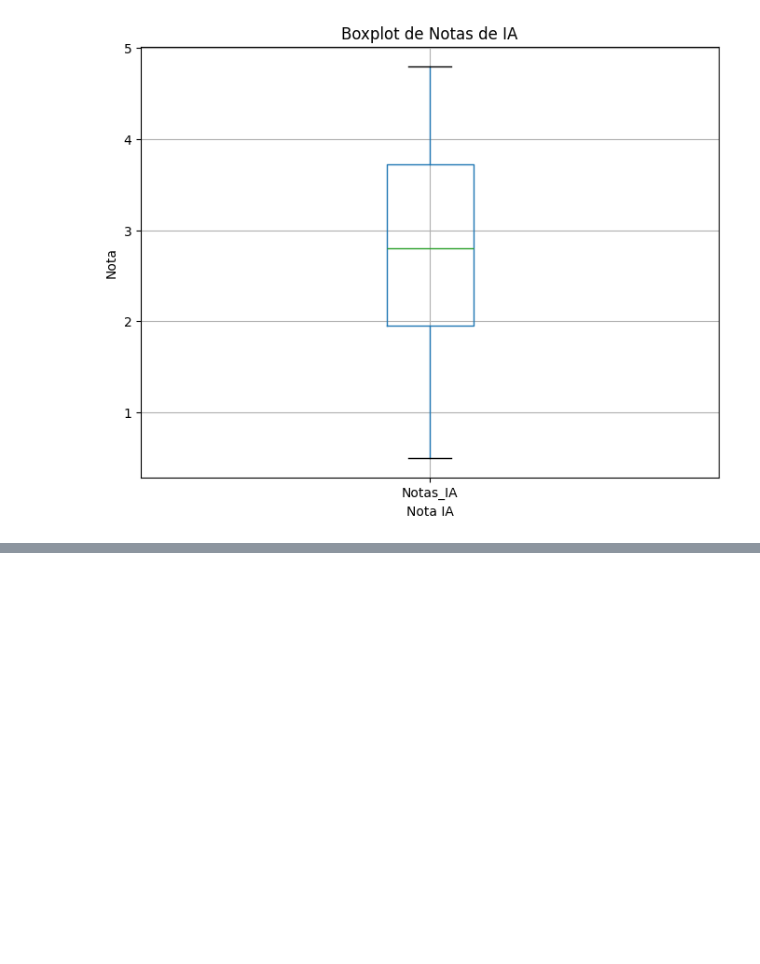
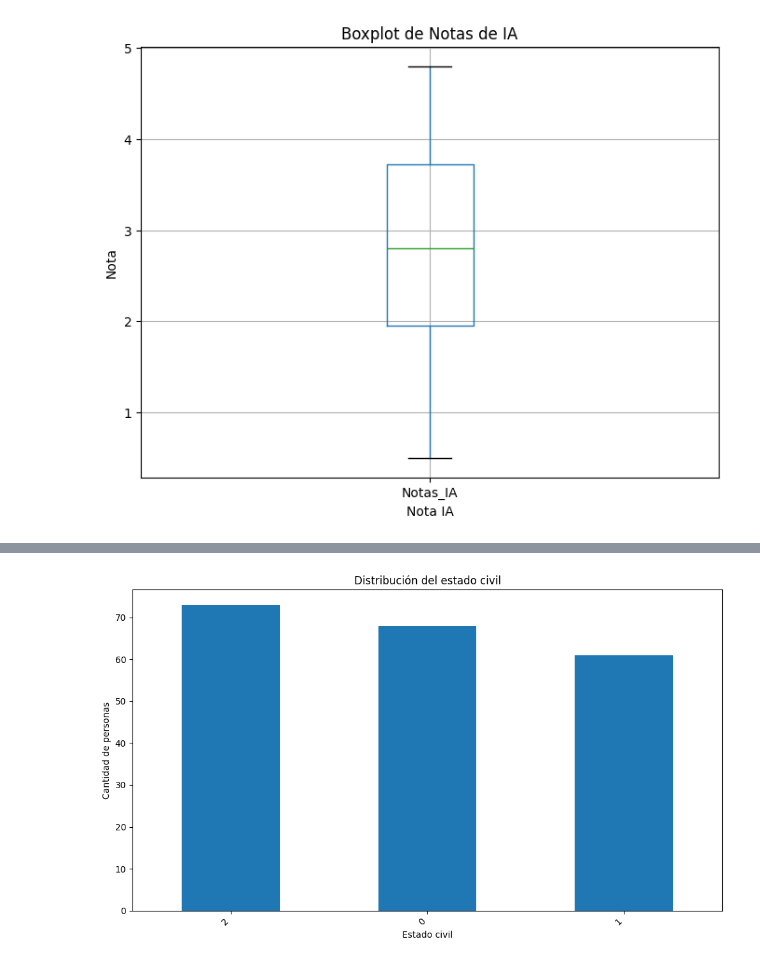
Before and after one commit to csol74/Clase-Inteligencia-Artificial, a Jupyter notebook: EDA.ipynb, the cells around one changed output, grey strips where cells are left out. Drawn from its saved outputs; the diff is of its cells as text; code cells hidden in the pictures; blank space fills up the shorter version.

```diff
--- a/EDA.ipynb
+++ b/EDA.ipynb
@@ -223,0 +225,7 @@ plt.show()
+# %%
+
+
+import pandas as pd
+
+df = pd.read_csv("https://raw.githubusercontent.com/adiacla/bigdata/refs/heads/master/Valor_vivienda")
+df
@@ -223,0 +246,15 @@ plt.show()
+# %%
+
+
+import pandas as pd
+import matplotlib.pyplot as plt
+plt.figure(figsize=(10, 6))
+df['estado_civil'].value_counts().plot(kind='bar')
+plt.title('Distribución del estado civil')
+plt.xlabel('Estado civil')
+plt.ylabel('Cantidad de personas')
+plt.xticks(rotation=45, ha='right')
+plt.tight_layout()
+plt.show()
+# %% [output]
+[figure, added]
```
Also changed, not shown: parts of 2 cells of this notebook.
